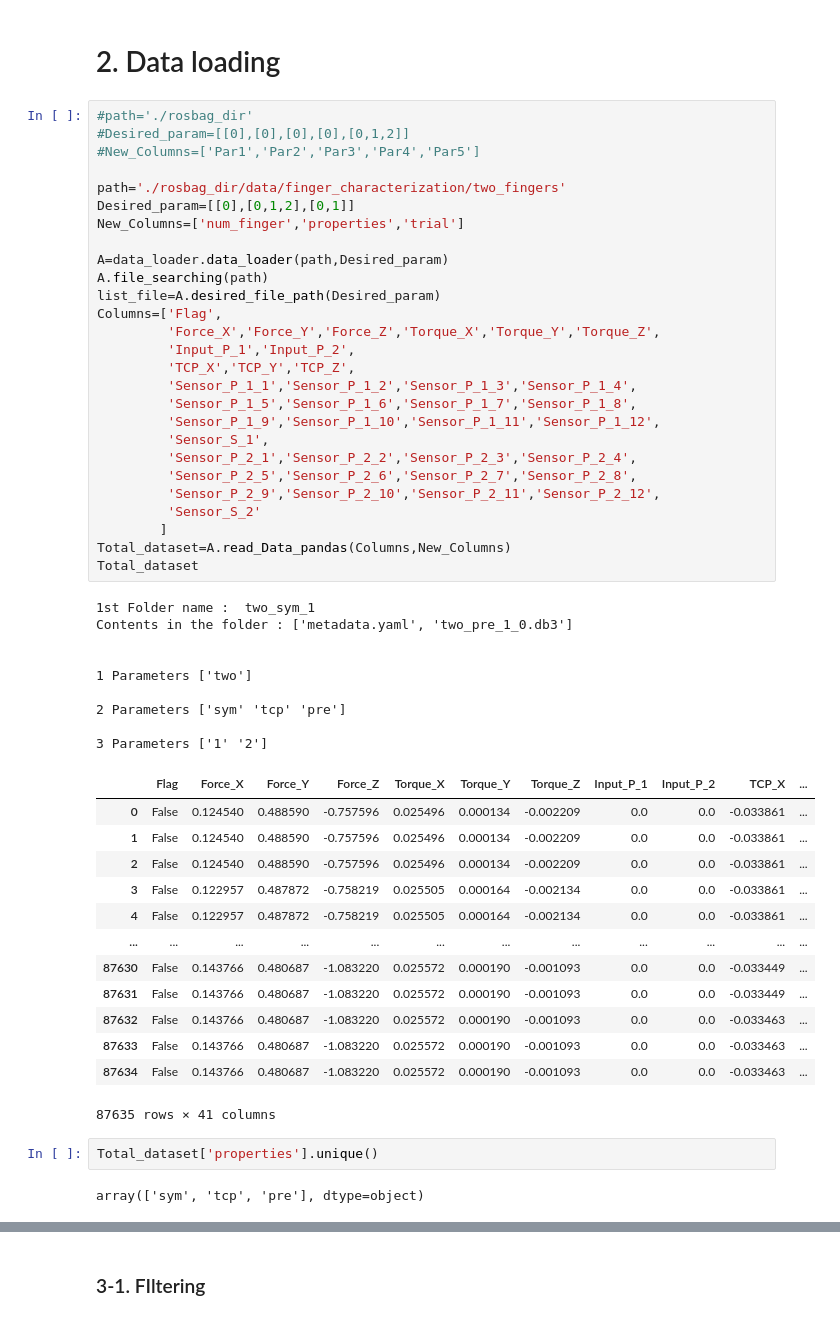
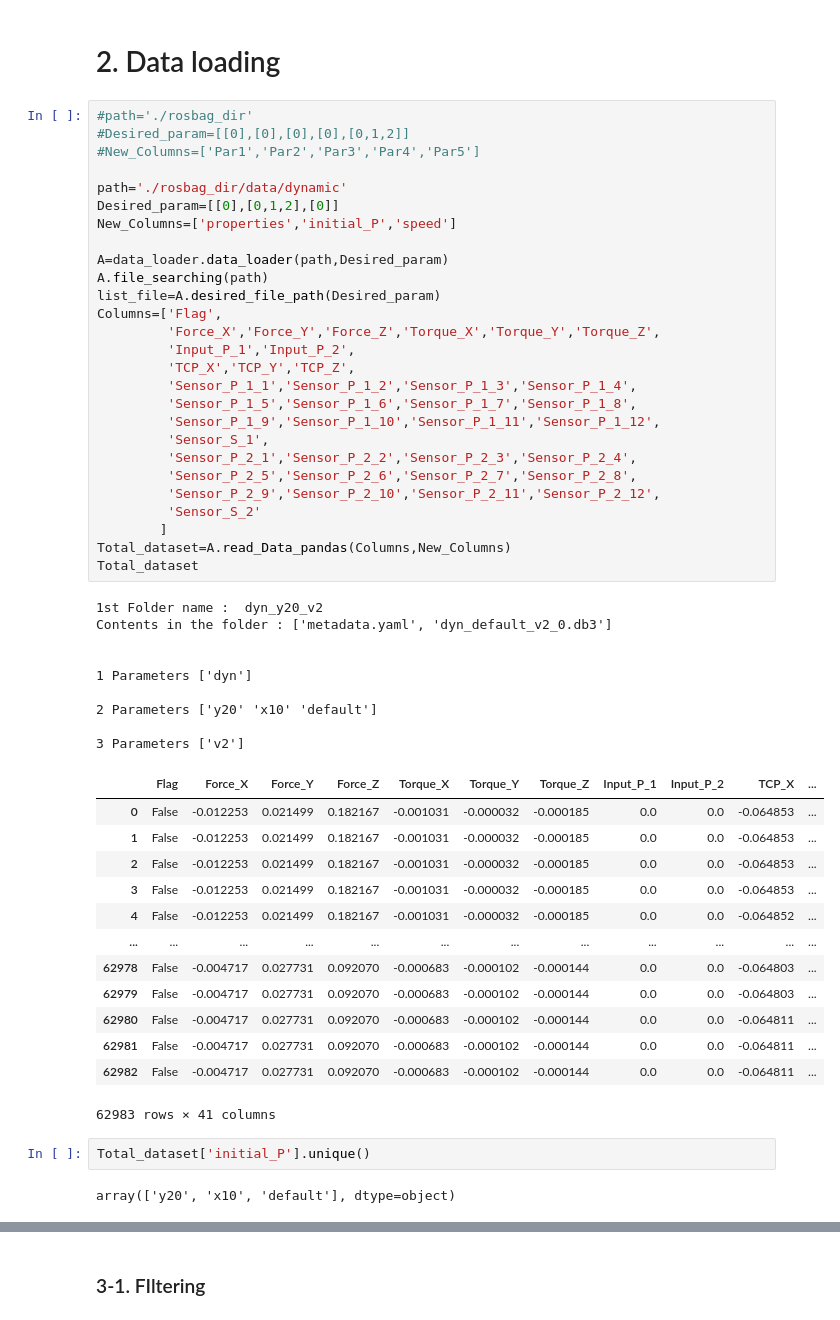
Before and after one commit to hunissweet/External_force, a Jupyter notebook: Main_Machine.ipynb, the cells around one changed output, grey strips where cells are left out. Drawn from its saved outputs; the diff is of its cells as text.

```diff
--- a/Main_Machine.ipynb
+++ b/Main_Machine.ipynb
@@ -24,55 +24,55 @@ import matplotlib.pyplot as plt
 # %%
 #path='./rosbag_dir'
 #Desired_param=[[0],[0],[0],[0],[0,1,2]]
 #New_Columns=['Par1','Par2','Par3','Par4','Par5']
 
-path='./rosbag_dir/data/finger_characterization/two_fingers'
-Desired_param=[[0],[0,1,2],[0,1]]
-New_Columns=['num_finger','properties','trial']
+path='./rosbag_dir/data/dynamic'
+Desired_param=[[0],[0,1,2],[0]]
+New_Columns=['properties','initial_P','speed']
 
 A=data_loader.data_loader(path,Desired_param)
 A.file_searching(path)
 list_file=A.desired_file_path(Desired_param)
 Columns=['Flag',
          'Force_X','Force_Y','Force_Z','Torque_X','Torque_Y','Torque_Z',
          'Input_P_1','Input_P_2',
          'TCP_X','TCP_Y','TCP_Z',
          'Sensor_P_1_1','Sensor_P_1_2','Sensor_P_1_3','Sensor_P_1_4',
          'Sensor_P_1_5','Sensor_P_1_6','Sensor_P_1_7','Sensor_P_1_8',
          'Sensor_P_1_9','Sensor_P_1_10','Sensor_P_1_11','Sensor_P_1_12',
          'Sensor_S_1',
          'Sensor_P_2_1','Sensor_P_2_2','Sensor_P_2_3','Sensor_P_2_4',
          'Sensor_P_2_5','Sensor_P_2_6','Sensor_P_2_7','Sensor_P_2_8',
          'Sensor_P_2_9','Sensor_P_2_10','Sensor_P_2_11','Sensor_P_2_12',
          'Sensor_S_2'
         ]
 Total_dataset=A.read_Data_pandas(Columns,New_Columns)
 Total_dataset
 # %% [output]
-1st Folder name :  two_sym_1
-Contents in the folder : ['metadata.yaml', 'two_pre_1_0.db3']
+1st Folder name :  dyn_y20_v2
+Contents in the folder : ['metadata.yaml', 'dyn_default_v2_0.db3']
 
 
-1 Parameters ['two']
+1 Parameters ['dyn']
 
-2 Parameters ['sym' 'tcp' 'pre']
+2 Parameters ['y20' 'x10' 'default']
 
-3 Parameters ['1' '2']
+3 Parameters ['v2']
 |  | Flag | Force_X | Force_Y | Force_Z | Torque_X | Torque_Y | Torque_Z | Input_P_1 | Input_P_2 | TCP_X | ... |
-| 0 | False | 0.124540 | 0.488590 | -0.757596 | 0.025496 | 0.000134 | -0.002209 | 0.0 | 0.0 | -0.033861 | ... |
-| 1 | False | 0.124540 | 0.488590 | -0.757596 | 0.025496 | 0.000134 | -0.002209 | 0.0 | 0.0 | -0.033861 | ... |
-| 2 | False | 0.124540 | 0.488590 | -0.757596 | 0.025496 | 0.000134 | -0.002209 | 0.0 | 0.0 | -0.033861 | ... |
-| 3 | False | 0.122957 | 0.487872 | -0.758219 | 0.025505 | 0.000164 | -0.002134 | 0.0 | 0.0 | -0.033861 | ... |
-| 4 | False | 0.122957 | 0.487872 | -0.758219 | 0.025505 | 0.000164 | -0.002134 | 0.0 | 0.0 | -0.033861 | ... |
+| 0 | False | -0.012253 | 0.021499 | 0.182167 | -0.001031 | -0.000032 | -0.000185 | 0.0 | 0.0 | -0.064853 | ... |
+| 1 | False | -0.012253 | 0.021499 | 0.182167 | -0.001031 | -0.000032 | -0.000185 | 0.0 | 0.0 | -0.064853 | ... |
+| 2 | False | -0.012253 | 0.021499 | 0.182167 | -0.001031 | -0.000032 | -0.000185 | 0.0 | 0.0 | -0.064853 | ... |
+| 3 | False | -0.012253 | 0.021499 | 0.182167 | -0.001031 | -0.000032 | -0.000185 | 0.0 | 0.0 | -0.064853 | ... |
+| 4 | False | -0.012253 | 0.021499 | 0.182167 | -0.001031 | -0.000032 | -0.000185 | 0.0 | 0.0 | -0.064852 | ... |
 | ... | ... | ... | ... | ... | ... | ... | ... | ... | ... | ... | ... |
-| 87630 | False | 0.143766 | 0.480687 | -1.083220 | 0.025572 | 0.000190 | -0.001093 | 0.0 | 0.0 | -0.033449 | ... |
-| 87631 | False | 0.143766 | 0.480687 | -1.083220 | 0.025572 | 0.000190 | -0.001093 | 0.0 | 0.0 | -0.033449 | ... |
-| 87632 | False | 0.143766 | 0.480687 | -1.083220 | 0.025572 | 0.000190 | -0.001093 | 0.0 | 0.0 | -0.033463 | ... |
-| 87633 | False | 0.143766 | 0.480687 | -1.083220 | 0.025572 | 0.000190 | -0.001093 | 0.0 | 0.0 | -0.033463 | ... |
-| 87634 | False | 0.143766 | 0.480687 | -1.083220 | 0.025572 | 0.000190 | -0.001093 | 0.0 | 0.0 | -0.033463 | ... |
+| 62978 | False | -0.004717 | 0.027731 | 0.092070 | -0.000683 | -0.000102 | -0.000144 | 0.0 | 0.0 | -0.064803 | ... |
+| 62979 | False | -0.004717 | 0.027731 | 0.092070 | -0.000683 | -0.000102 | -0.000144 | 0.0 | 0.0 | -0.064803 | ... |
+| 62980 | False | -0.004717 | 0.027731 | 0.092070 | -0.000683 | -0.000102 | -0.000144 | 0.0 | 0.0 | -0.064811 | ... |
+| 62981 | False | -0.004717 | 0.027731 | 0.092070 | -0.000683 | -0.000102 | -0.000144 | 0.0 | 0.0 | -0.064811 | ... |
+| 62982 | False | -0.004717 | 0.027731 | 0.092070 | -0.000683 | -0.000102 | -0.000144 | 0.0 | 0.0 | -0.064811 | ... |
-87635 rows × 41 columns
+62983 rows × 41 columns
 # %%
-Total_dataset['properties'].unique()
+Total_dataset['initial_P'].unique()
 # %% [output]
-array(['sym', 'tcp', 'pre'], dtype=object)
+array(['y20', 'x10', 'default'], dtype=object)
 # %%
```
Also changed, not shown: parts of 1 cell of this notebook, 3 other files.
